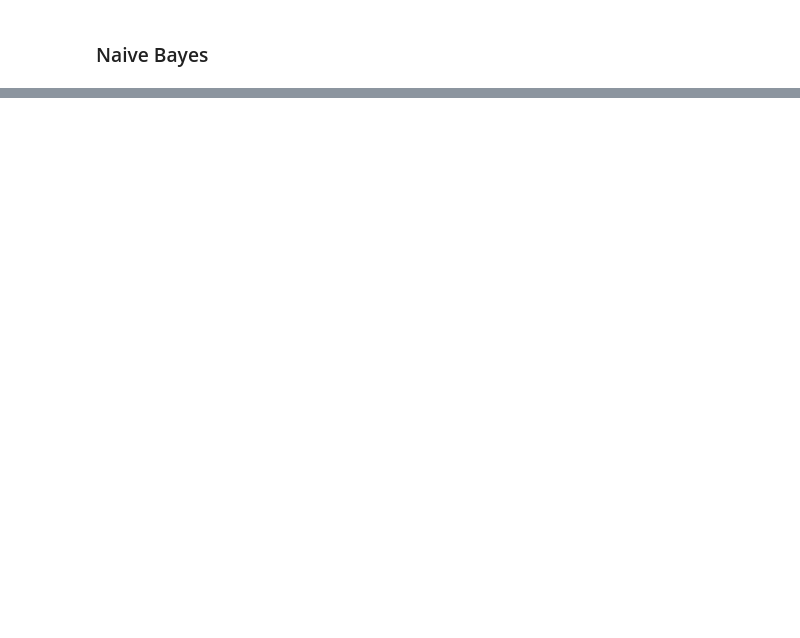
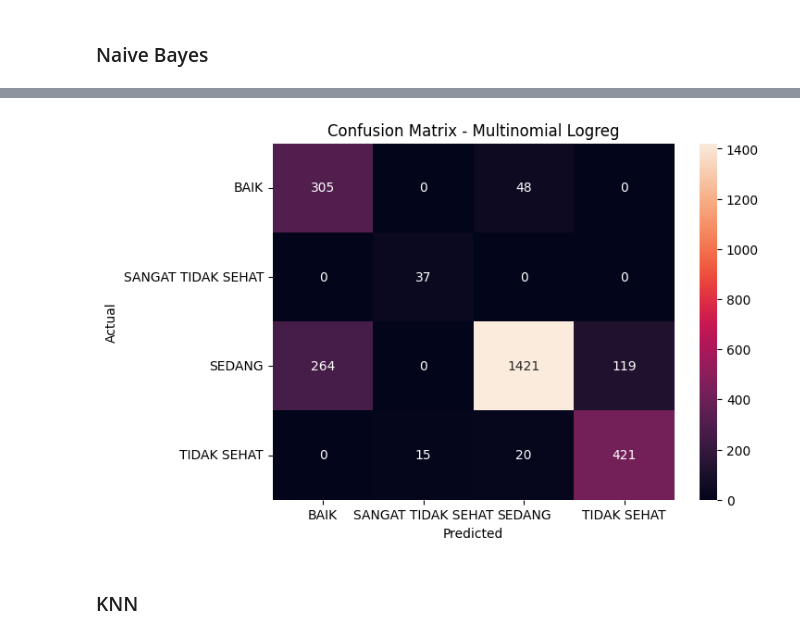
Before and after one commit to nabhylanr/ISPU-Classification, a Jupyter notebook: ispu_classification_smote.ipynb, the cells around one changed output, grey strips where cells are left out. Cells and saved outputs as stored; diff of their text form; code cells hidden in the pictures; blank space fills up the shorter version.

```diff
--- a/ispu_classification_smote.ipynb
+++ b/ispu_classification_smote.ipynb
@@ -696,0 +548,22 @@ plt.show()
+# %%
+logreg_multi = LogisticRegression(
+    penalty='l2',
+    solver='lbfgs',
+    multi_class='multinomial',
+    class_weight='balanced',
+    max_iter=1000,
+    random_state=42,
+    n_jobs=-1
+)
+
+logreg_multi.fit(X_train_sm, y_train_sm)
+
+logreg_multi_pred = logreg_multi.predict(X_test_scaled)
+
+print("Accuracy:", accuracy_score(y_test_enc, logreg_multi_pred))
+print("Precision (weighted):", precision_score(y_test_enc, logreg_multi_pred, average='weighted'))
+print("Recall (weighted):", recall_score(y_test_enc, logreg_multi_pred, average='weighted'))
+print("F1-Score (weighted):", f1_score(y_test_enc, logreg_multi_pred, average='weighted'))
+
+print("\nClassification Report:")
+print(classification_report(y_test_enc, logreg_multi_pred, target_names=le.classes_))
@@ -696,0 +587,12 @@ plt.show()
+# %%
+plt.figure(figsize=(7,5))
+cm = confusion_matrix(y_test_enc, logreg_multi_pred)
+sns.heatmap(cm, annot=True, fmt='d', xticklabels=le.classes_, yticklabels=le.classes_)
+plt.title("Confusion Matrix - Multinomial Logreg")
+plt.xlabel("Predicted")
+plt.ylabel("Actual")
+plt.show()
+# %% [output]
+[figure, added]
+# %% [markdown]
+### KNN
```
Also changed, not shown: parts of 21 cells of this notebook.
